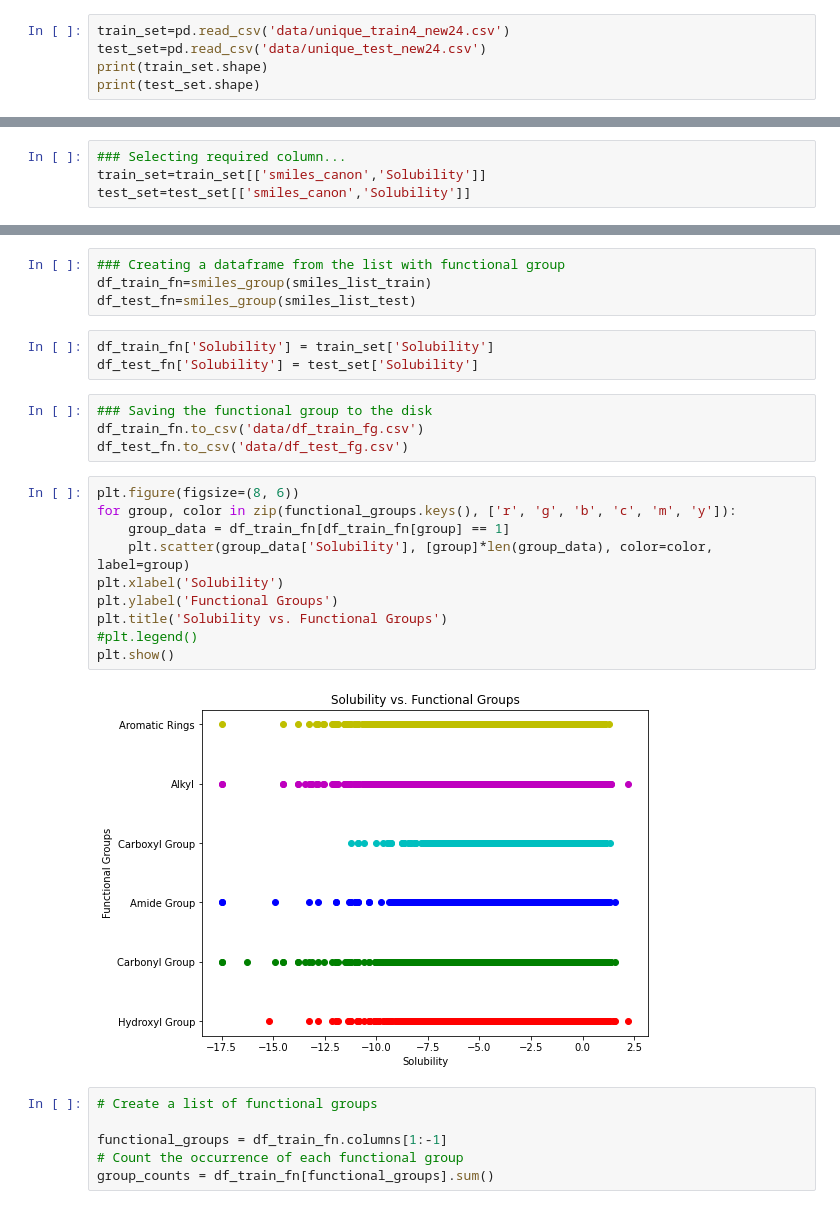
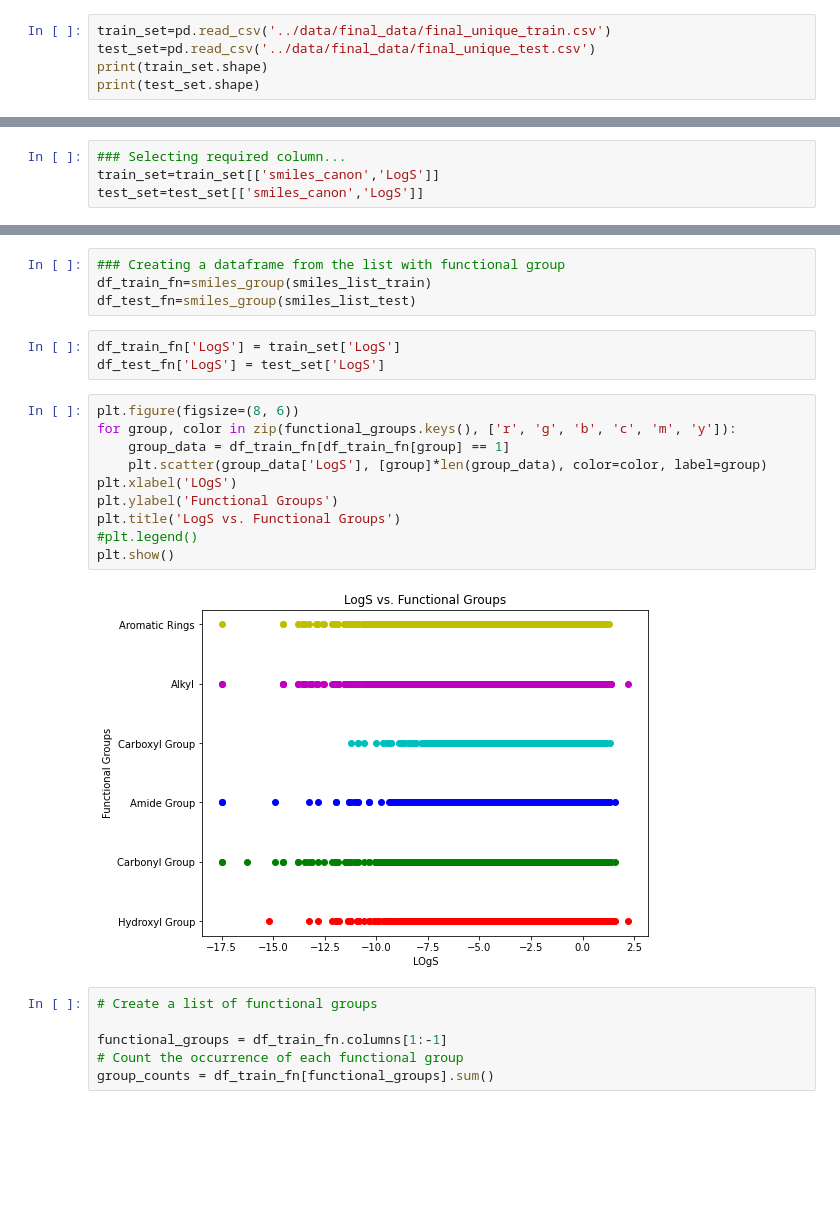
Before and after one commit to ComPlat/water-solubility-prediction, a Jupyter notebook: Notebook/feature_engineered_analysis.ipynb, the cells around one changed output, grey strips where cells are left out. Cells and saved outputs as stored; diff of their text form; blank space fills up the shorter version.

```diff
--- a/Notebook/feature_engineered_analysis.ipynb
+++ b/Notebook/feature_engineered_analysis.ipynb
@@ -33,8 +33,8 @@ from rdkit.Chem import Lipinski
 from rdkit.Chem import Crippen
 import numpy as np
 # %%
-train_set=pd.read_csv('data/unique_train4_new24.csv')
-test_set=pd.read_csv('data/unique_test_new24.csv')
+train_set=pd.read_csv('../data/final_data/final_unique_train.csv')
+test_set=pd.read_csv('../data/final_data/final_unique_test.csv')
 print(train_set.shape)
 print(test_set.shape)
 # %% [output]
@@ -43,7 +43,7 @@ print(test_set.shape)
 # %%
 ### Selecting required column...
-train_set=train_set[['smiles_canon','Solubility']]
-test_set=test_set[['smiles_canon','Solubility']]
+train_set=train_set[['smiles_canon','LogS']]
+test_set=test_set[['smiles_canon','LogS']]
 # %%
 ### Taking out the smiles from dataset
 smiles_train=train_set.smiles_canon
@@ -109,24 +109,20 @@ def smiles_group(smiles_list):
 df_train_fn=smiles_group(smiles_list_train)
 df_test_fn=smiles_group(smiles_list_test)
 # %%
-df_train_fn['Solubility'] = train_set['Solubility']
-df_test_fn['Solubility'] = test_set['Solubility']
+df_train_fn['LogS'] = train_set['LogS']
+df_test_fn['LogS'] = test_set['LogS']
-# %%
-### Saving the functional group to the disk
-df_train_fn.to_csv('data/df_train_fg.csv')
-df_test_fn.to_csv('data/df_test_fg.csv')
 # %%
 plt.figure(figsize=(8, 6))
 for group, color in zip(functional_groups.keys(), ['r', 'g', 'b', 'c', 'm', 'y']):
     group_data = df_train_fn[df_train_fn[group] == 1]
-    plt.scatter(group_data['Solubility'], [group]*len(group_data), color=color, label=group)
-plt.xlabel('Solubility')
+    plt.scatter(group_data['LogS'], [group]*len(group_data), color=color, label=group)
+plt.xlabel('LOgS')
 plt.ylabel('Functional Groups')
-plt.title('Solubility vs. Functional Groups')
+plt.title('LogS vs. Functional Groups')
 #plt.legend()
 plt.show()
 # %% [output]
-[figure, old version]
+[figure, new version]
 # %%
 # Create a list of functional groups
 
```
Also changed, not shown: parts of 15 cells of this notebook, 5 other files.
